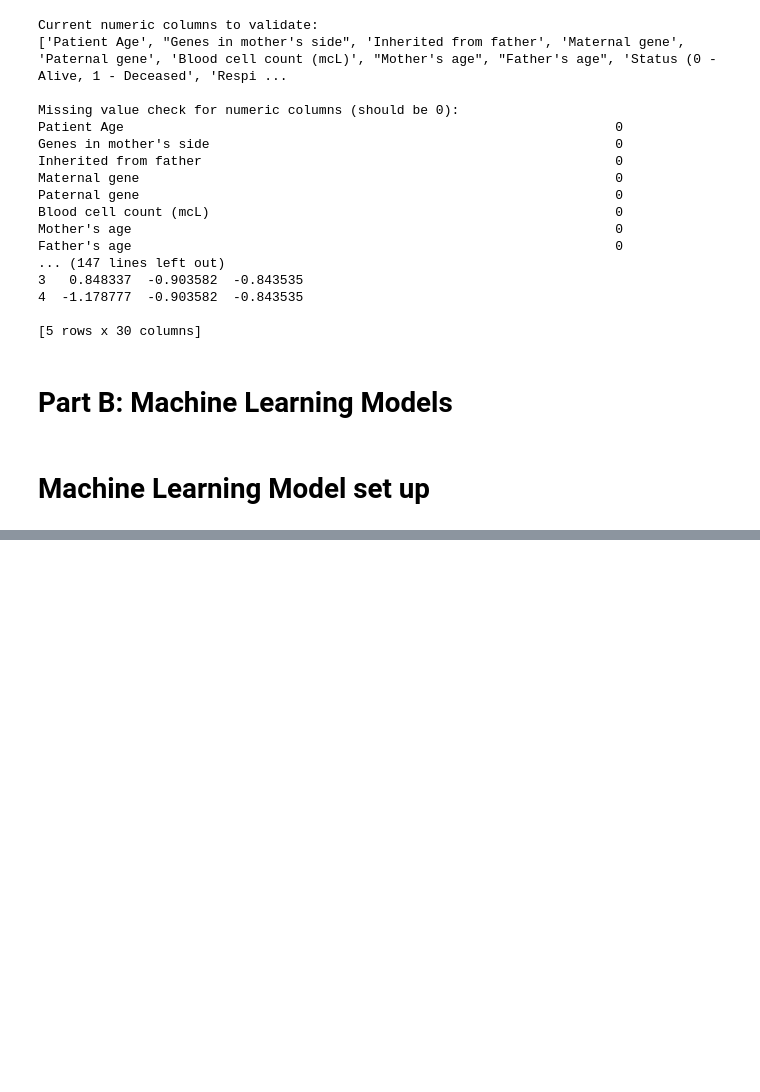
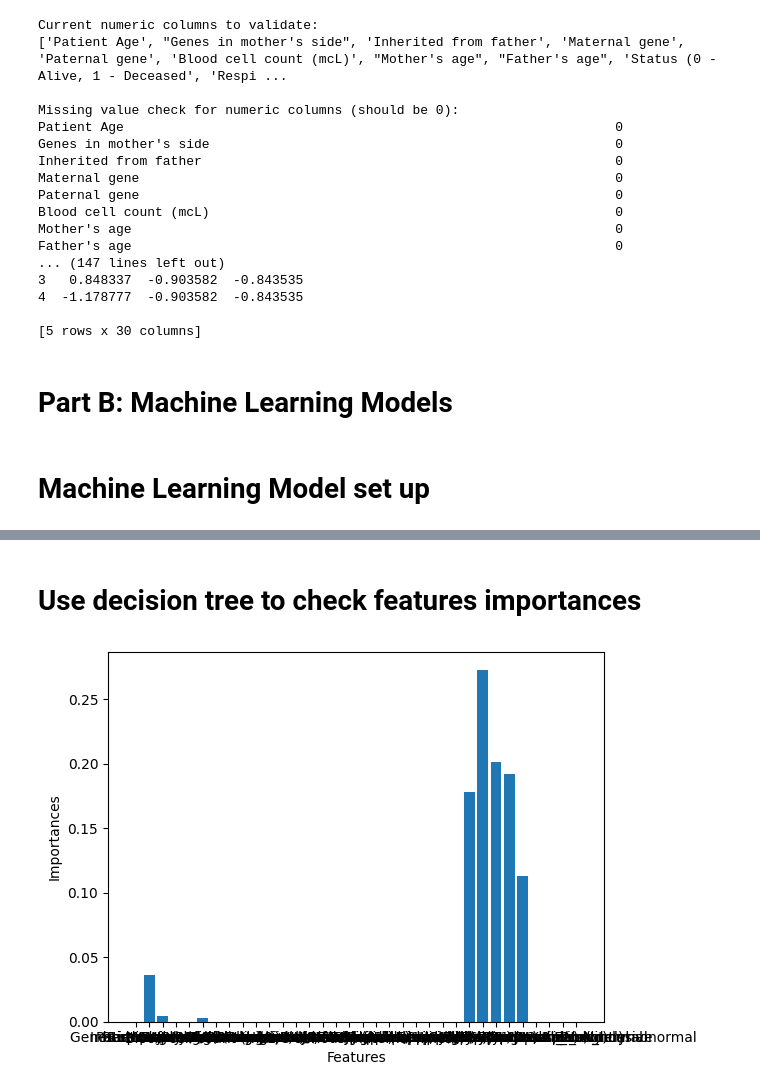
Before and after one commit to pomelocheah/Predict-the-Genetic-Disorders-Dataset-of-Genomes-, a Jupyter notebook: notebook/data_cleaning.ipynb, the cells around one changed output, grey strips where cells are left out. Saved outputs shown, nothing was run; the diff lists cells and outputs as text; code cells hidden in the pictures; blank space fills up the shorter version.

Commit message:
Decision tree proceed feature selection and check cross validation score

```diff
--- a/notebook/data_cleaning.ipynb
+++ b/notebook/data_cleaning.ipynb
@@ -255,6 +255,7 @@ df.head().T
 # %% [markdown]
 ## 3. Feature Scaling by using Standardzation
 # %%
+df_origin = df
 num_cols = df.select_dtypes(include=['int64', 'float64']).columns
 
 from sklearn.preprocessing import StandardScaler
@@ -344,4 +348,4 @@ from sklearn.neural_network import MLPClassifier
 # %%
 #split features and target
-X = df.drop(columns = ['Genetic Disorder_Multifactorial genetic inheritance disorders'])
-y = df['Genetic Disorder_Multifactorial genetic inheritance disorders']
+X = df_origin.drop(columns = ['Genetic Disorder'])
+y = df_origin['Genetic Disorder']
@@ -347,0 +373,13 @@ y = df['Genetic Disorder_Multifactorial genetic inheritance disorders']
+# %% [markdown]
+# Use decision tree to check features importances
+# %%
+#DecisionTreeClassifier Optimization
+dtc = DecisionTreeClassifier(max_depth =5, random_state = 42).fit(X,y)
+
+features_importances = dtc.feature_importances_
+plt.bar(X.columns, features_importances)
+plt.xlabel('Features')
+plt.ylabel('Importances')
+plt.show()
+# %% [output]
+[figure, added]
```
Also changed, not shown: parts of 21 cells of this notebook.
